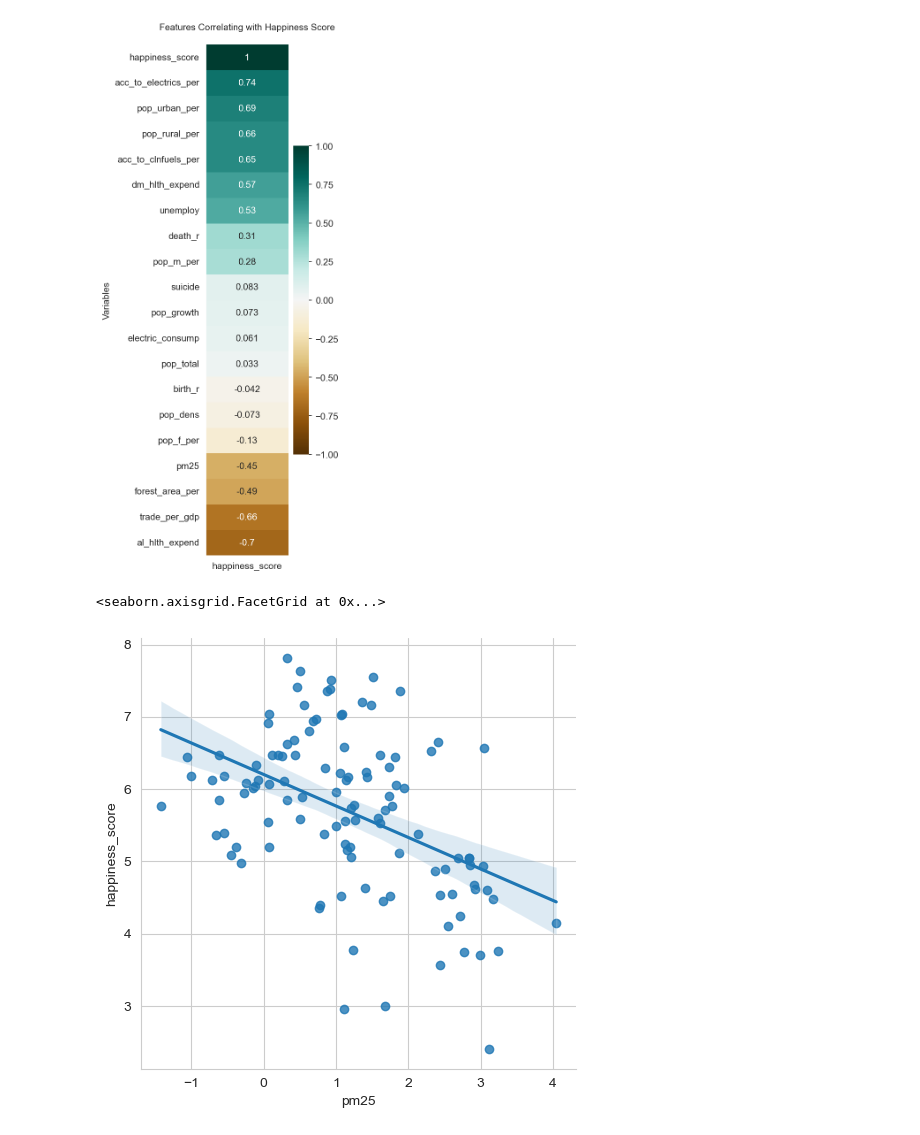
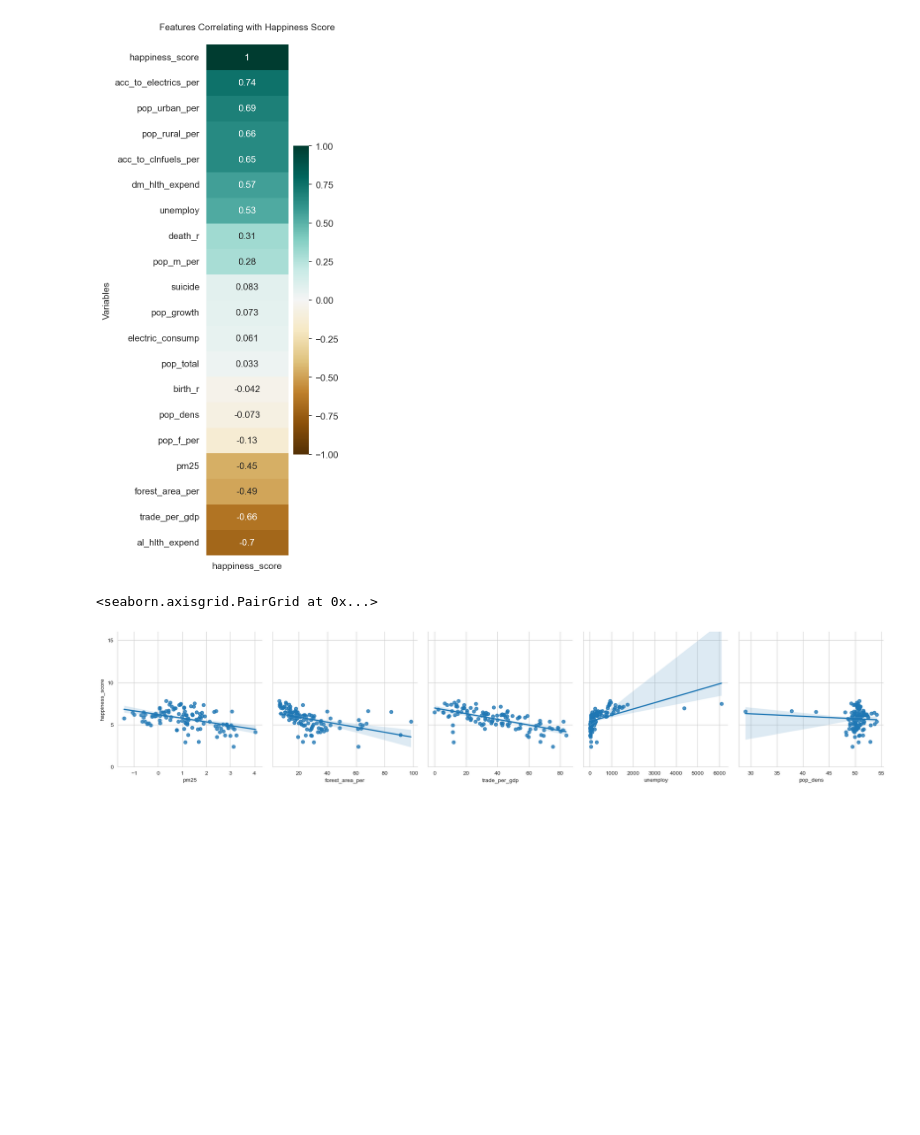
Before and after one commit to HikariJadeEmpire/TH_WLRD_Happiness_Project, a Jupyter notebook: WH_CodeSpace.ipynb, the cells around one changed output. Saved outputs shown, nothing was run; the diff lists cells and outputs as text; code cells hidden in the pictures; blank space fills up the shorter version.

```diff
--- a/WH_CodeSpace.ipynb
+++ b/WH_CodeSpace.ipynb
@@ -825,8 +825,10 @@ heatmap.set( ylabel='Variables')
 [Text(-4.41666666666668, 0.5, 'Variables')]
 [figure]
 [figure]
-# %%
-sns.lmplot( x="pm25", y="happiness_score", hue=None , data=newdf_mean )
-# %% [output]
-<seaborn.axisgrid.FacetGrid at 0x...>
-[figure, removed]
+# %%
+g = sns.PairGrid(newdf_mean, y_vars=["happiness_score"], x_vars=["pm25", "forest_area_per","trade_per_gdp","unemploy","pop_dens"], height=4)
+g.map(sns.regplot)
+g.set(ylim=(1, 16), yticks=[0,5,10,15])
+# %% [output]
+<seaborn.axisgrid.PairGrid at 0x...>
+[figure, added]
```
Also changed, not shown: parts of 4 cells of this notebook.
